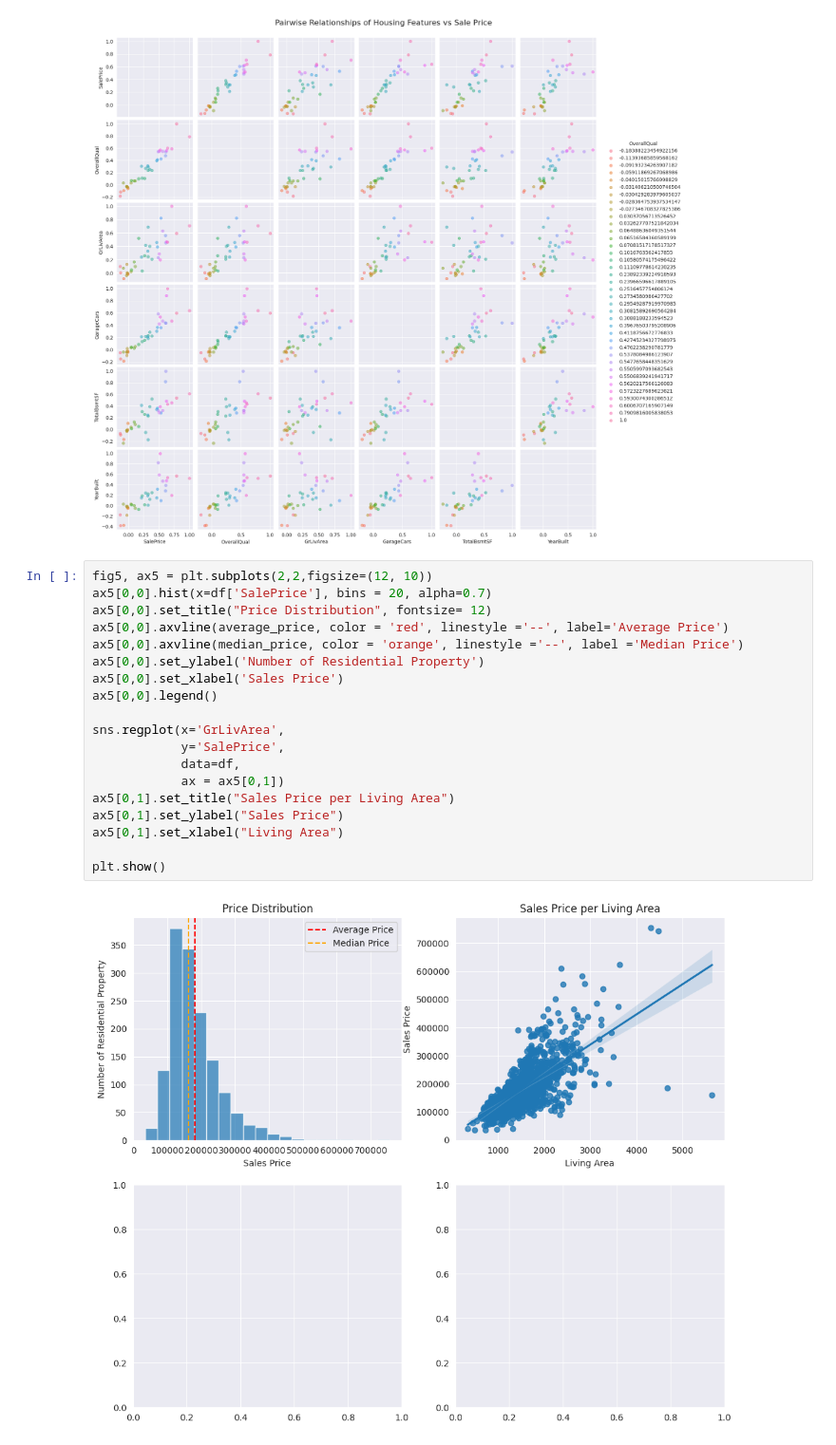
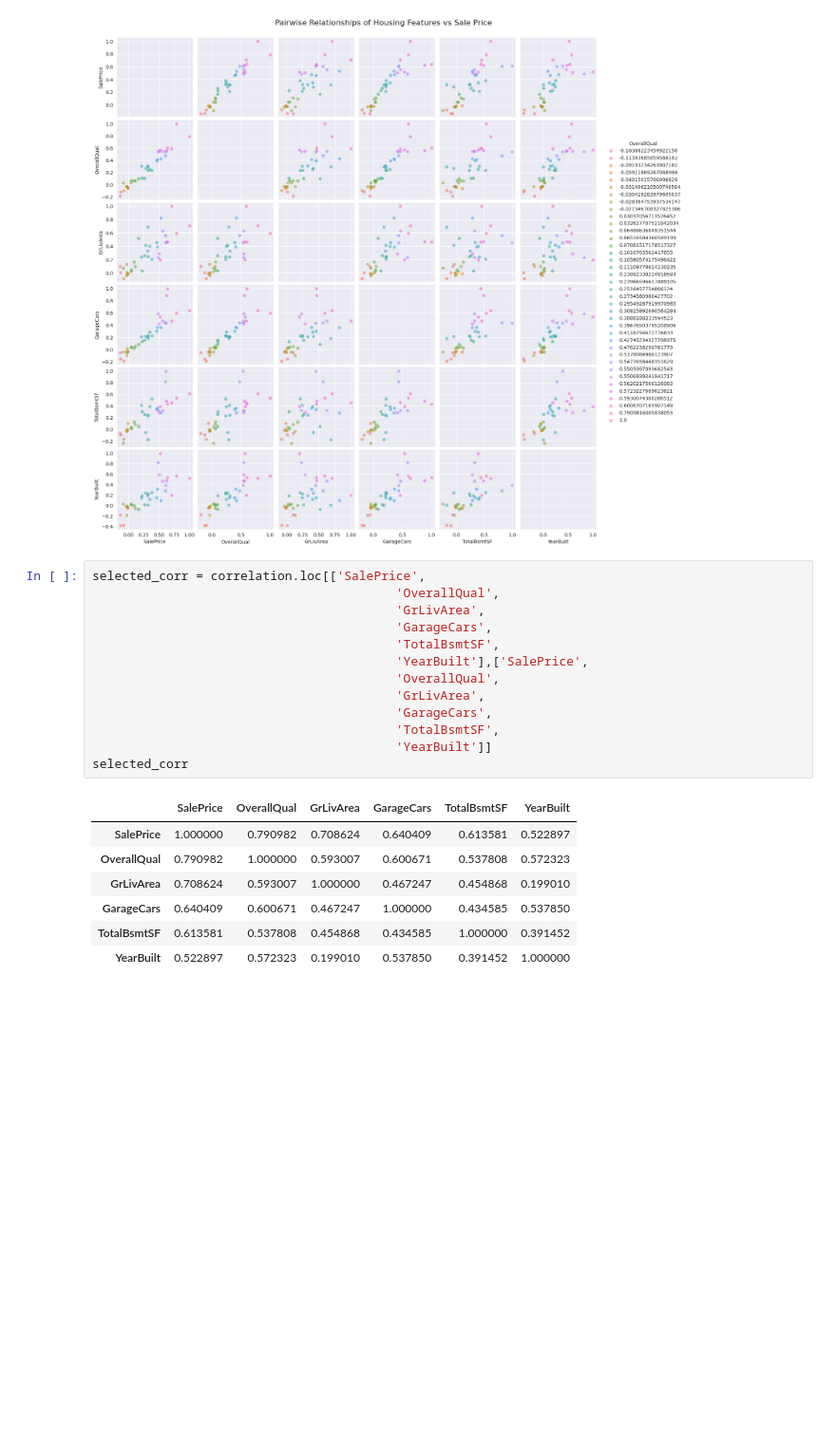
Before and after one commit to christianabusca/housing-market-analytics, a Jupyter notebook: p-house-prices.ipynb, the cells around one changed output. Shown at 95% size. Saved outputs shown, nothing was run; the diff lists cells and outputs as text; blank space fills up the shorter version.

Commit message:
Kaggle Notebook | p-house-prices | Version 14

```diff
--- a/p-house-prices.ipynb
+++ b/p-house-prices.ipynb
@@ -558,24 +558,24 @@ gg.fig.savefig("pairplot.jpg", dpi=300, bbox_inches='tight')
 plt.show()
 # %% [output]
 [figure]
-# %%
-fig5, ax5 = plt.subplots(2,2,figsize=(12, 10))
-ax5[0,0].hist(x=df['SalePrice'], bins = 20, alpha=0.7)
-ax5[0,0].set_title("Price Distribution", fontsize= 12)
-ax5[0,0].axvline(average_price, color = 'red', linestyle ='--', label='Average Price')
-ax5[0,0].axvline(median_price, color = 'orange', linestyle ='--', label ='Median Price')
-ax5[0,0].set_ylabel('Number of Residential Property')
-ax5[0,0].set_xlabel('Sales Price')
-ax5[0,0].legend()
-
-sns.regplot(x='GrLivArea',
-            y='SalePrice',
-            data=df,
-            ax = ax5[0,1])
-ax5[0,1].set_title("Sales Price per Living Area")
-ax5[0,1].set_ylabel("Sales Price")
-ax5[0,1].set_xlabel("Living Area")
-
-plt.show()
-# %% [output]
-[figure, removed]
+# %%
+selected_corr = correlation.loc[['SalePrice',
+                                         'OverallQual',
+                                         'GrLivArea',
+                                         'GarageCars',
+                                         'TotalBsmtSF',
+                                         'YearBuilt'],['SalePrice',
+                                         'OverallQual',
+                                         'GrLivArea',
+                                         'GarageCars',
+                                         'TotalBsmtSF',
+                                         'YearBuilt']]
+selected_corr
+# %% [output]
+|  | SalePrice | OverallQual | GrLivArea | GarageCars | TotalBsmtSF | YearBuilt |
+| SalePrice | 1.000000 | 0.790982 | 0.708624 | 0.640409 | 0.613581 | 0.522897 |
+| OverallQual | 0.790982 | 1.000000 | 0.593007 | 0.600671 | 0.537808 | 0.572323 |
+| GrLivArea | 0.708624 | 0.593007 | 1.000000 | 0.467247 | 0.454868 | 0.199010 |
+| GarageCars | 0.640409 | 0.600671 | 0.467247 | 1.000000 | 0.434585 | 0.537850 |
+| TotalBsmtSF | 0.613581 | 0.537808 | 0.454868 | 0.434585 | 1.000000 | 0.391452 |
+| YearBuilt | 0.522897 | 0.572323 | 0.199010 | 0.537850 | 0.391452 | 1.000000 |
```
Also changed, not shown: parts of 1 cell of this notebook.
